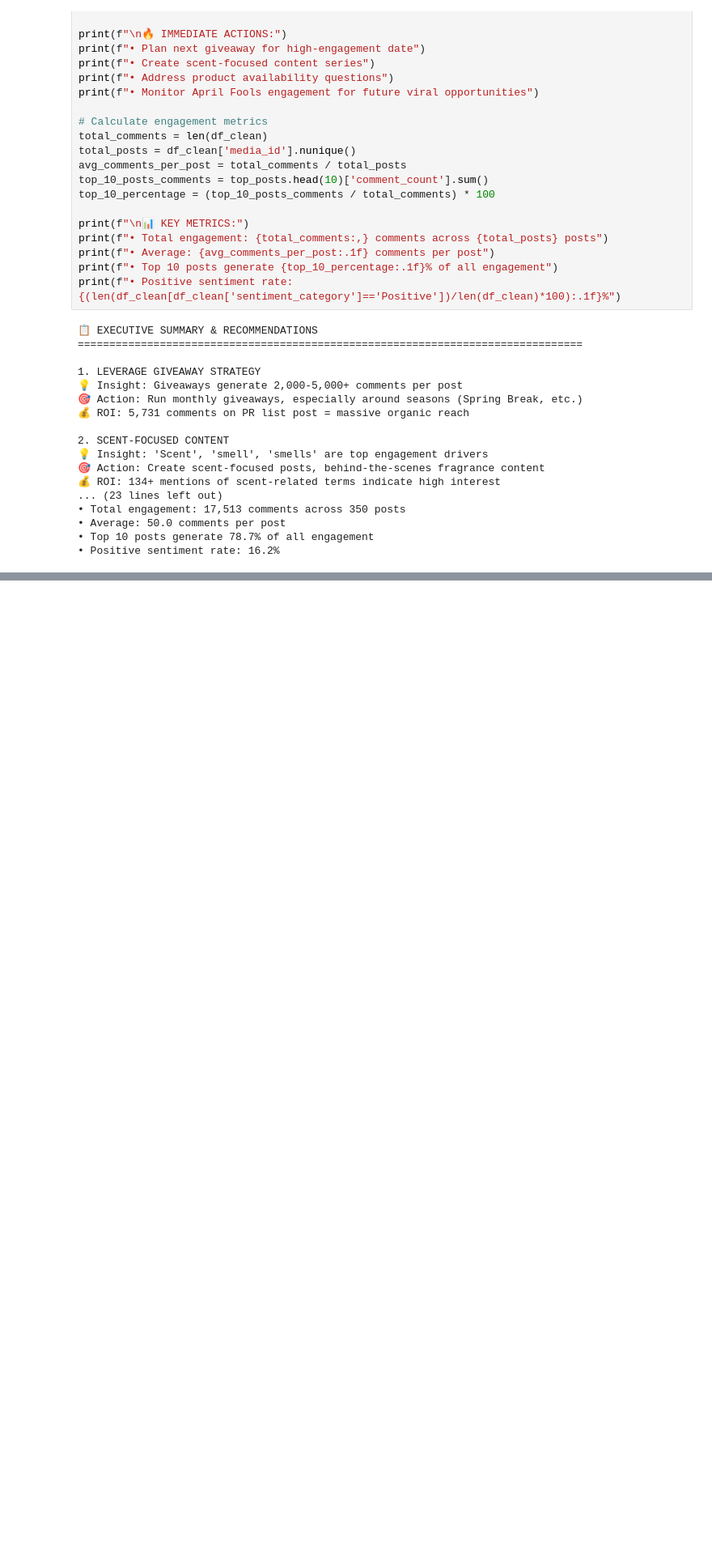
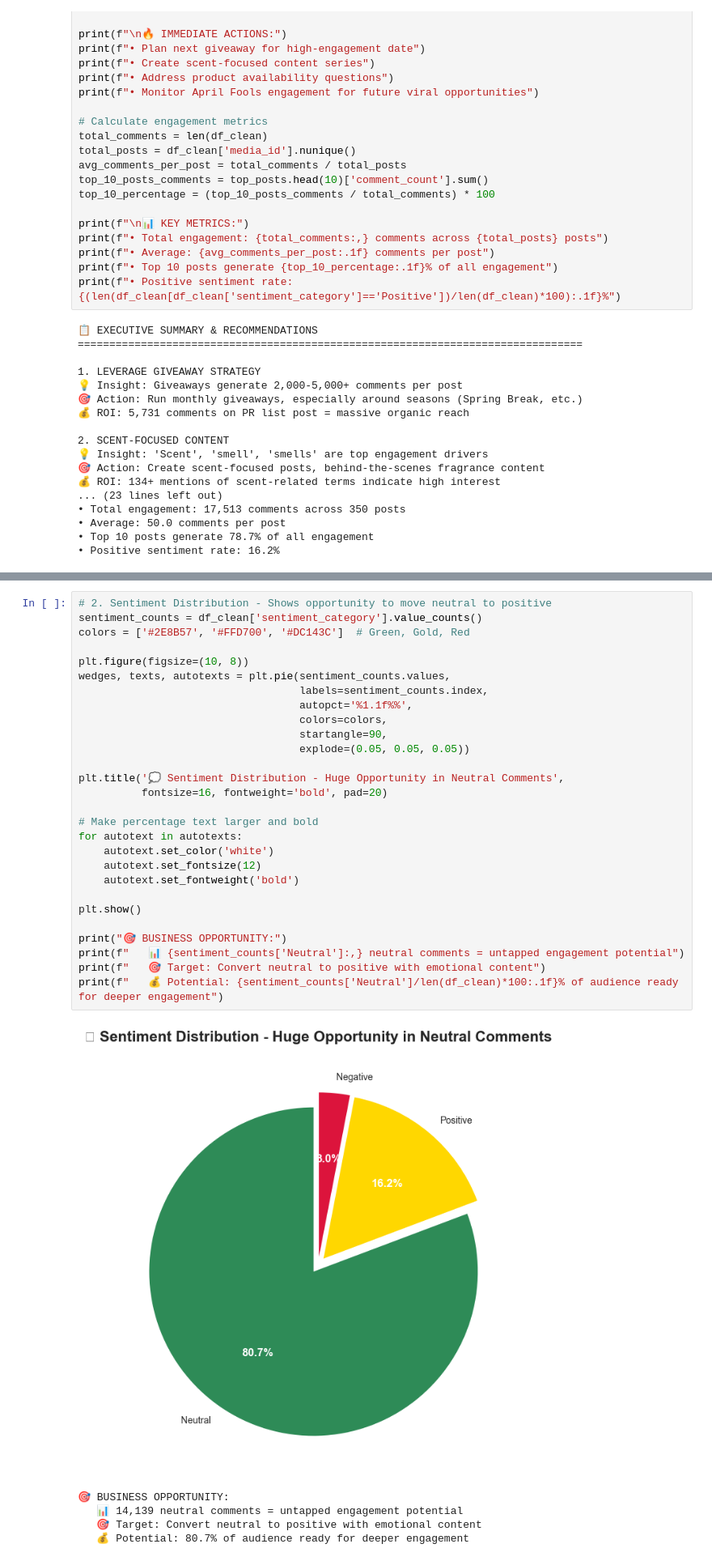
Before and after one commit to NikhilSoni15/scrollmark_test, a Jupyter notebook: notebooks/trend_analysis.ipynb, the cells around one changed output, grey strips where cells are left out. Shown at 81% size. Cells and saved outputs as stored; diff of their text form; blank space fills up the shorter version.

```diff
--- a/notebooks/trend_analysis.ipynb
+++ b/notebooks/trend_analysis.ipynb
@@ -530,0 +563,34 @@ print(f"• Positive sentiment rate: {(len(df_clean[df_clean['sentiment_category
+# %%
+# 2. Sentiment Distribution - Shows opportunity to move neutral to positive
+sentiment_counts = df_clean['sentiment_category'].value_counts()
+colors = ['#2E8B57', '#FFD700', '#DC143C']  # Green, Gold, Red
+
+plt.figure(figsize=(10, 8))
+wedges, texts, autotexts = plt.pie(sentiment_counts.values,
+                                   labels=sentiment_counts.index,
+                                   autopct='%1.1f%%',
+                                   colors=colors,
+                                   startangle=90,
+                                   explode=(0.05, 0.05, 0.05))
+
+plt.title('💭 Sentiment Distribution - Huge Opportunity in Neutral Comments',
+          fontsize=16, fontweight='bold', pad=20)
+
+# Make percentage text larger and bold
+for autotext in autotexts:
+    autotext.set_color('white')
+    autotext.set_fontsize(12)
+    autotext.set_fontweight('bold')
+
+plt.show()
+
+print("🎯 BUSINESS OPPORTUNITY:")
+print(f"   📊 {sentiment_counts['Neutral']:,} neutral comments = untapped engagement potential")
+print(f"   🎯 Target: Convert neutral to positive with emotional content")
+print(f"   💰 Potential: {sentiment_counts['Neutral']/len(df_clean)*100:.1f}% of audience ready for deeper engagement")
+# %% [output]
+[figure, added]
+🎯 BUSINESS OPPORTUNITY:
+   📊 14,139 neutral comments = untapped engagement potential
+   🎯 Target: Convert neutral to positive with emotional content
+   💰 Potential: 80.7% of audience ready for deeper engagement
```
Also changed, not shown: parts of 5 cells of this notebook, 6 other files.
